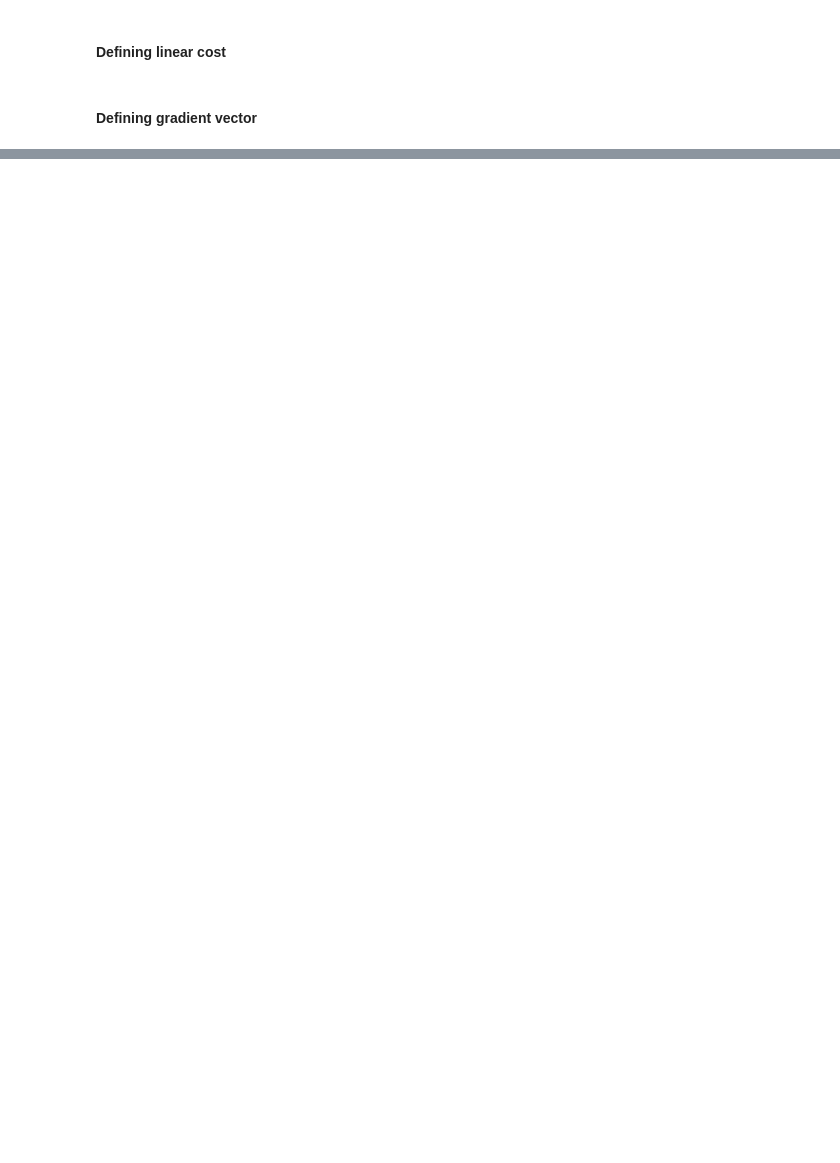
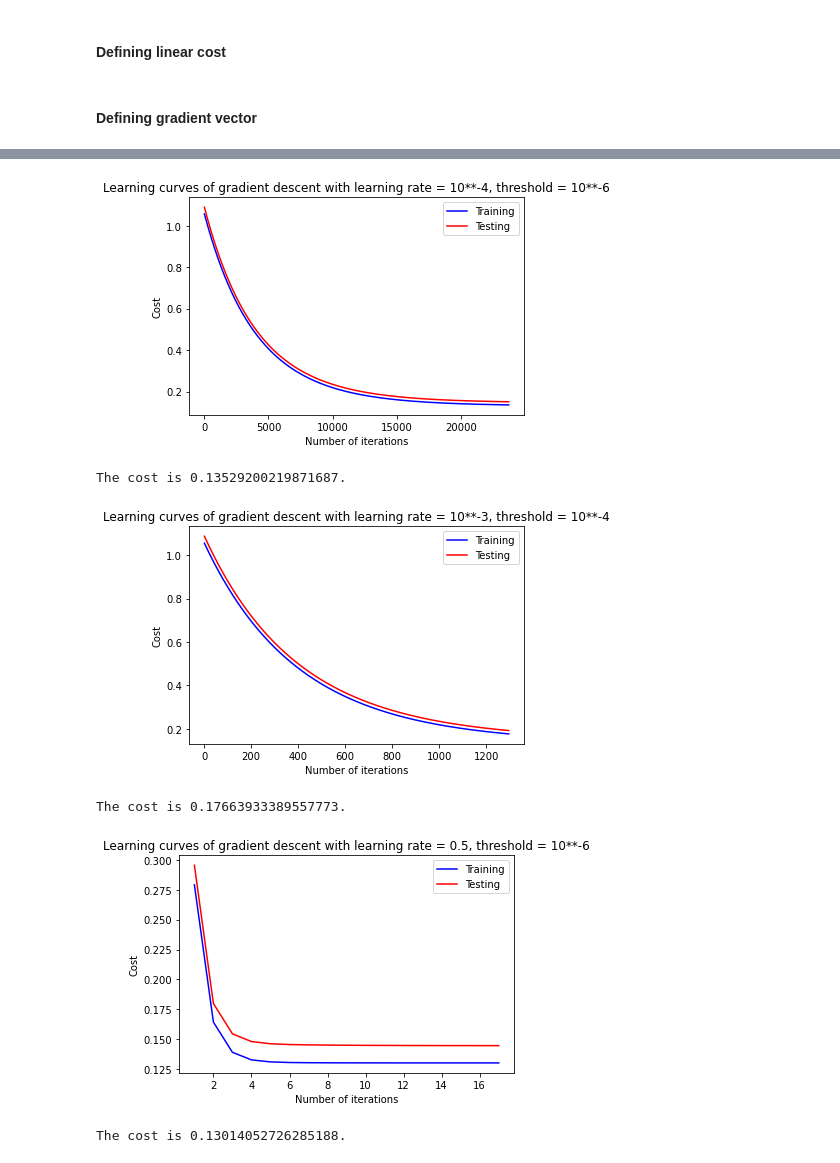
Before and after one commit to Youri-is-super-awesome/Bitches-and-beaches, a Jupyter notebook: code/model_version1.ipynb, the cells around one changed output, grey strips where cells are left out. Cells and saved outputs as stored; diff of their text form; code cells hidden in the pictures; blank space fills up the shorter version.

```diff
--- a/code/model_version1.ipynb
+++ b/code/model_version1.ipynb
@@ -247,0 +291,77 @@ Resulting in the following model:
+# %%
+def gradient_descent_learning_curves(X_train, y_train, X_test, y_test, theta, alpha, thres):
+    '''
+    Implements gradient descent, stores training and testing cost at every step, and plots learning curves.
+    '''
+    # initialize number of iterations
+    iteration = 0
+    iterations = []
+
+    # create lists for training and testing cost to keep track at each step
+    current_costs_train = []
+    current_costs_test = []
+
+    # compute training cost with start theta
+    previous_cost = linear_cost(theta, X_train, y_train)
+
+    cost_diff = thres + 1
+
+    while cost_diff > thres:
+
+        iteration += 1
+        iterations.append(iteration)
+
+        theta = theta - alpha * gradient_vector(theta, X_train, y_train)
+
+        current_cost_train = linear_cost(theta, X_train, y_train)
+        current_costs_train.append(current_cost_train)
+
+        current_cost_test = linear_cost(theta, X_test, y_test)
+        current_costs_test.append(current_cost_test)
+
+        cost_diff = previous_cost - current_cost_train
+
+        if cost_diff < 0:
+            print('The algorithm is diverging.')
+
+        previous_cost = current_cost_train
+
+    # plot learning curves
+    plt.plot(iterations, current_costs_train, 'b-', label='Training')
+    plt.plot(iterations, current_costs_test, 'r-', label='Testing')
+    plt.xlabel('Number of iterations')
+    plt.ylabel('Cost')
+    plt.legend()
+    plt.show()
+
+    return theta, previous_cost
+
+# make matrix for all features
+X_all_test = X_test[:, 0:]
+
+# add x zero
+X_test_x0 = add_x0(X_all_test)
+
+# make column vector out of row vector
+y_test = y_test[..., None]
+
+# Initialize theta to a zero vector of the correct shape
+theta = define_theta(X_train_x0)
+
+# Find the theta vector that minimizes the cost function
+plt.title('Learning curves of gradient descent with learning rate = 10**-4, threshold = 10**-6')
+theta_head, cost = gradient_descent_learning_curves(X_train_x0, y_train, X_test_x0, y_test, theta, 10**-4, 10**-6)
+print(f'\nThe cost is {cost}.')
+plt.title('Learning curves of gradient descent with learning rate = 10**-3, threshold = 10**-4')
+theta_head, cost = gradient_descent_learning_curves(X_train_x0, y_train, X_test_x0, y_test, theta, 10**-3, 10**-4)
+print(f'\nThe cost is {cost}.')
+plt.title('Learning curves of gradient descent with learning rate = 0.5, threshold = 10**-6')
+theta_head, cost = gradient_descent_learning_curves(X_train_x0, y_train, X_test_x0, y_test, theta, 0.5, 10**-6)
+print(f'\nThe cost is {cost}.')
+# %% [output]
+[figure, added]
+The cost is 0.13529200219871687.
+[figure, added]
+The cost is 0.17663933389557773.
+[figure, added]
+The cost is 0.13014052726285188.
```
Also changed, not shown: parts of 14 cells of this notebook.
